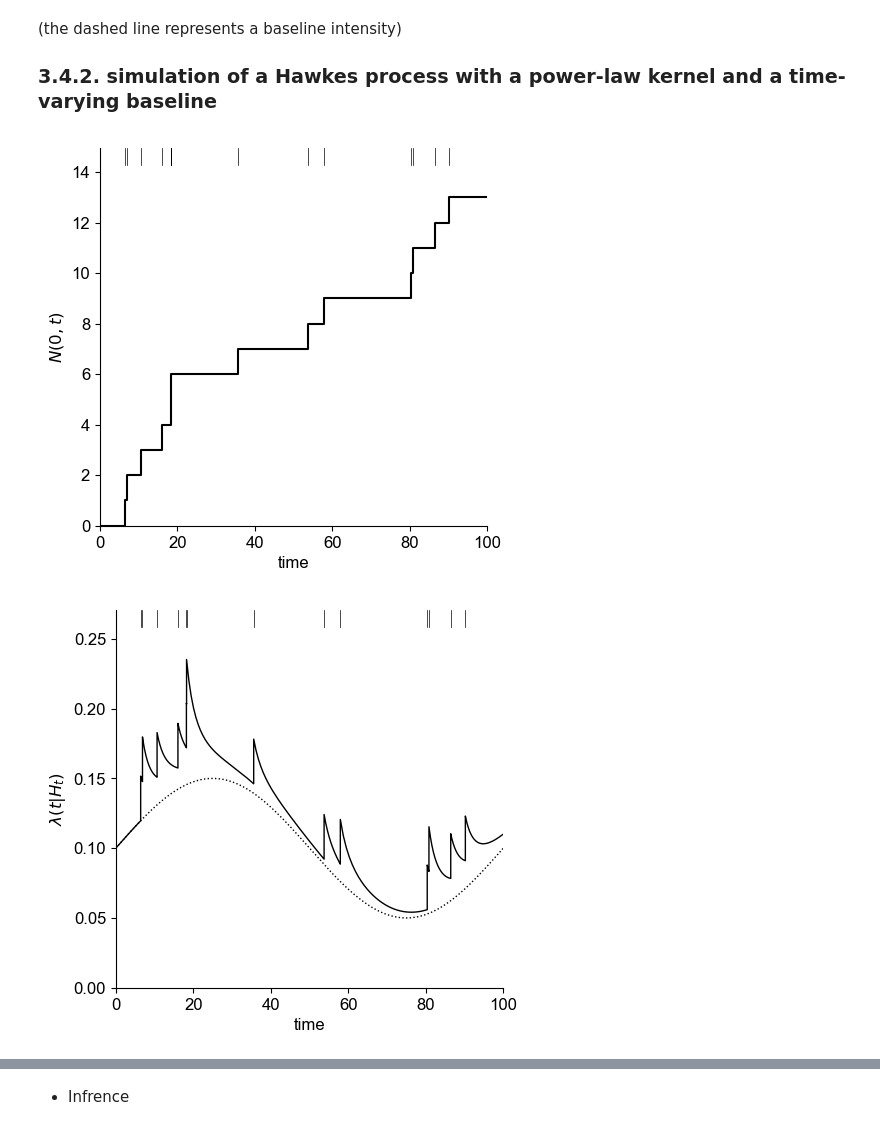
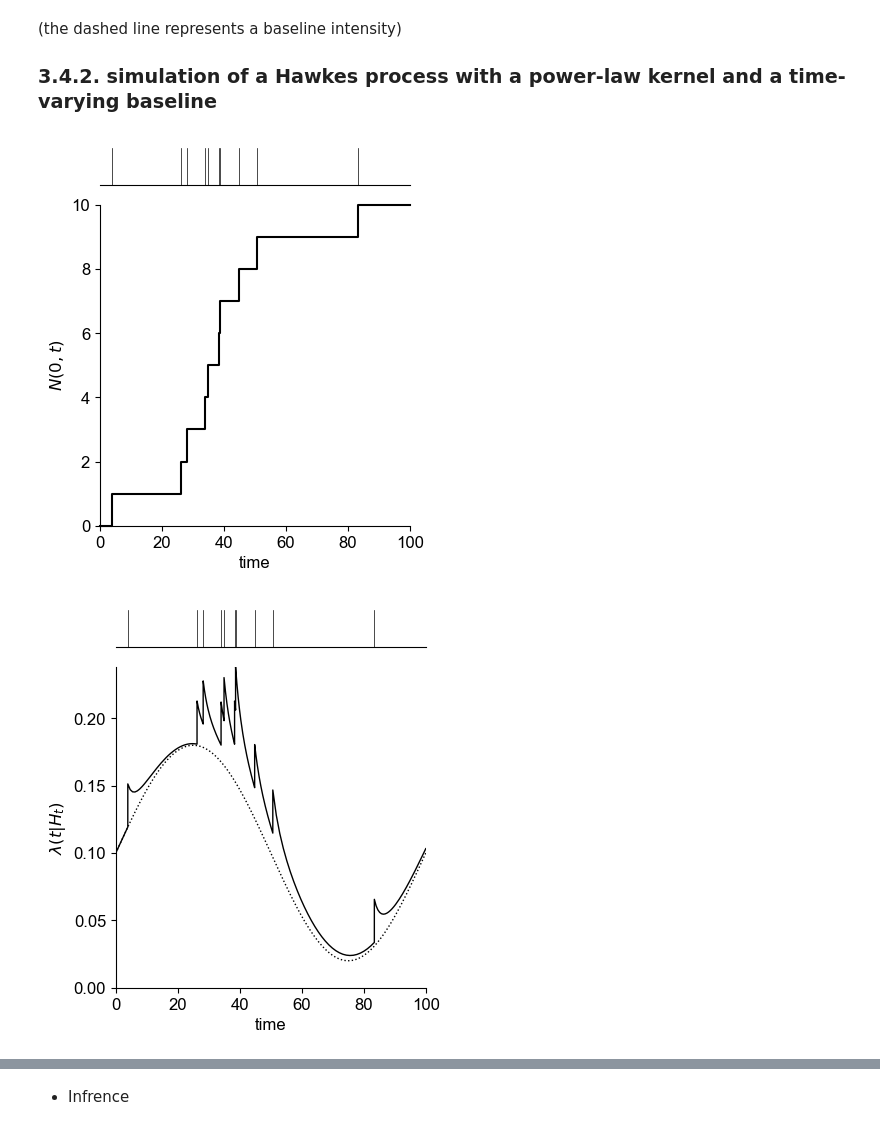
Before and after one commit to carlottadepasquale/Hawkes, a Jupyter notebook: tutorial.ipynb, the cells around one changed output, grey strips where cells are left out. Drawn from its saved outputs; the diff is of its cells as text; code cells hidden in the pictures.

```diff
--- a/tutorial.ipynb
+++ b/tutorial.ipynb
@@ -201,17 +196,17 @@ model.plot_l()
 # %%
 import Hawkes as hk
 
 para = {'k':0.8, 'p':2.0, 'c':5.0}
-mu_t = lambda x: ( 1.0 + 0.5*np.sin(2*np.pi*x/100) ) * 0.1
+mu_t = lambda x: ( 1.0 + 0.8*np.sin(2*np.pi*x/100) ) * 0.1
 
 model = hk.simulator().set_kernel('pow').set_baseline('custom',l_custom=mu_t).set_parameter(para).set_itv([0,100])
 T = model.simulate()
 
 model.plot_N()
 model.plot_l()
 # %% [output]
-[figure, old version]
+[figure, new version]
-[figure, old version]
+[figure, new version]
 # %% [markdown]
 # 4. Inference
 
```
Also changed, not shown: parts of 18 cells of this notebook, 2 other files.
